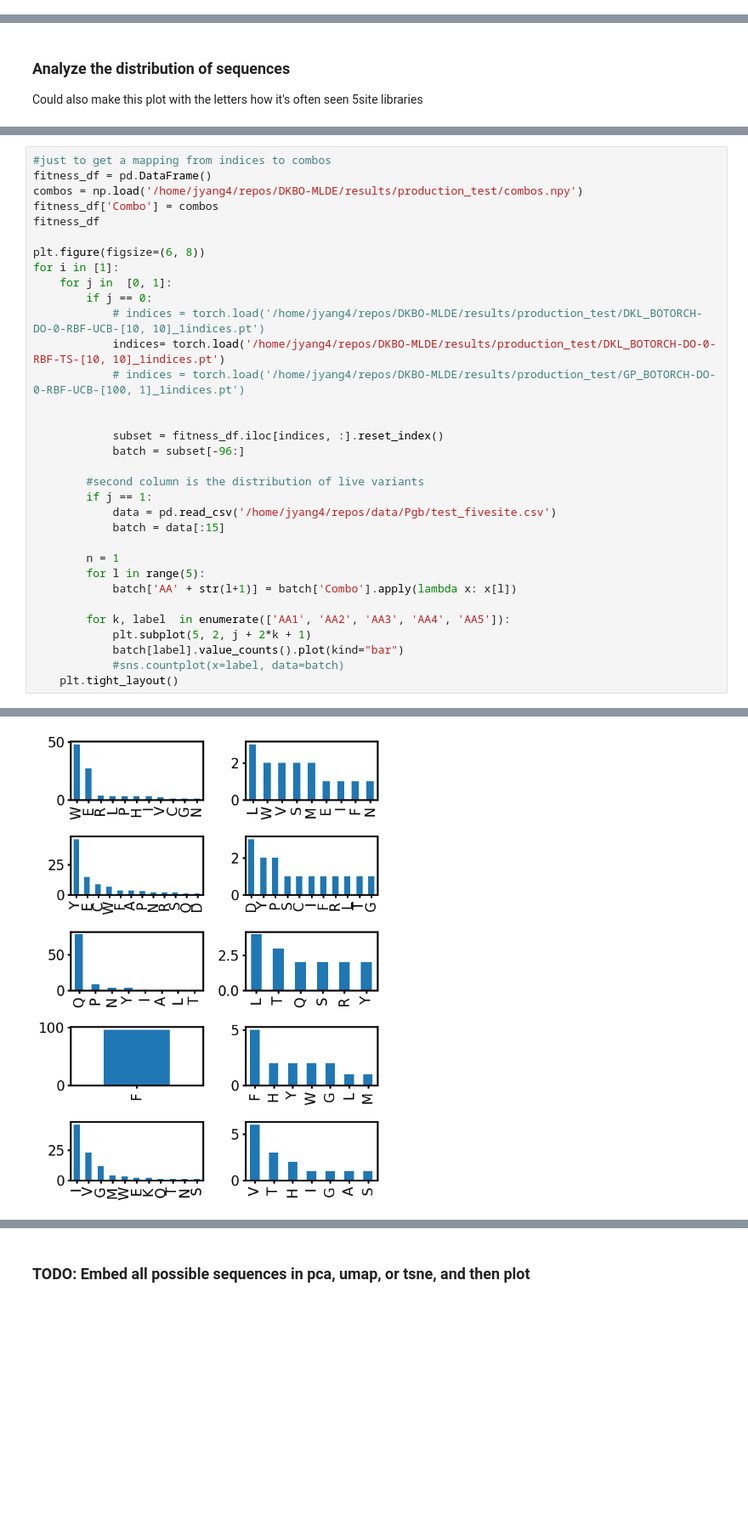
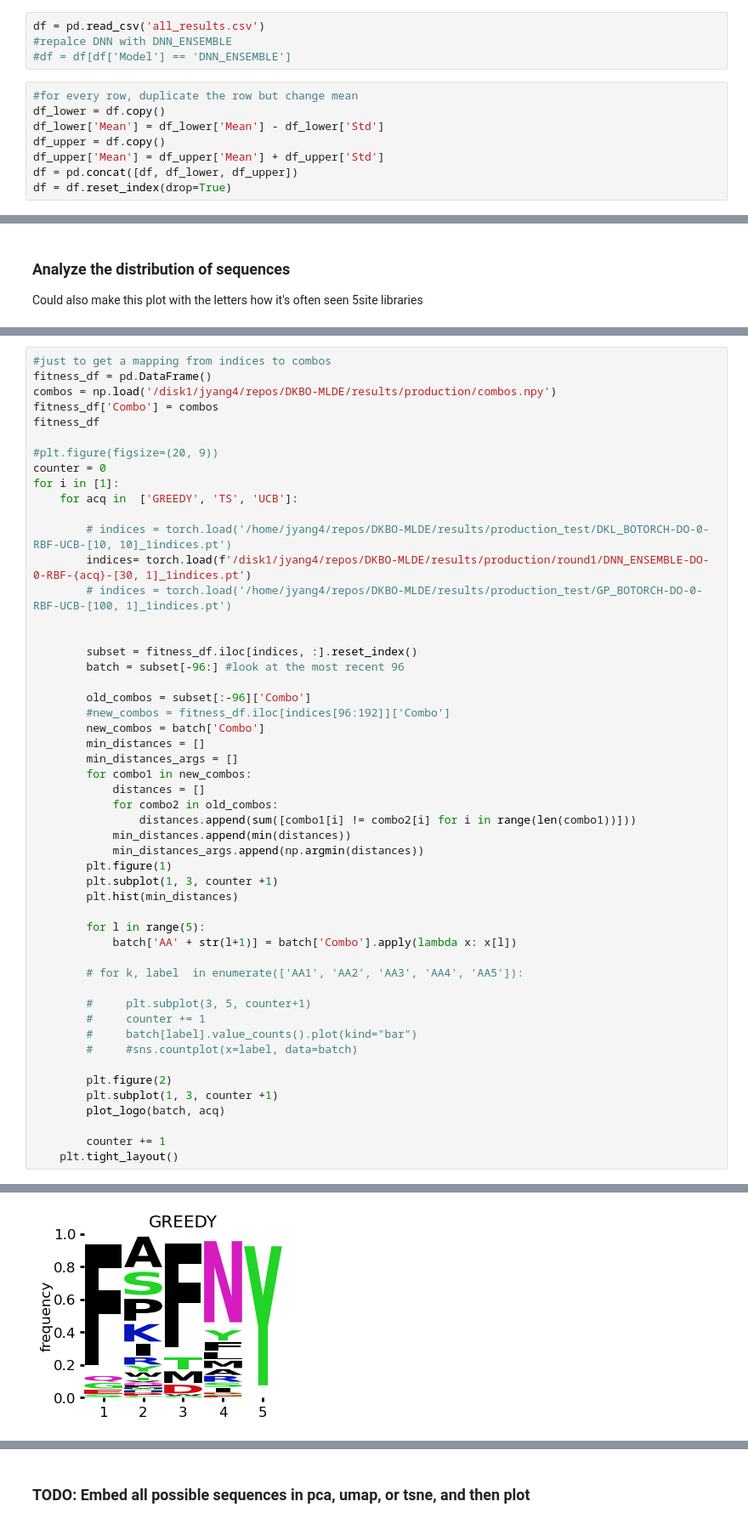
Before and after one commit to jsunn-y/ALDE, a Jupyter notebook: analysis.ipynb, the cells around one changed output, grey strips where cells are left out. Shown at 85% size. Drawn from its saved outputs; the diff is of its cells as text; blank space fills up the shorter version.

Commit message:
reworking production code

```diff
--- a/analysis.ipynb
+++ b/analysis.ipynb
@@ -29,0 +46,12 @@ ALL_AAS = ("A", "C", "D", "E", "F", "G", "H", "I", "K", "L", "M", "N", "P", "Q",
+# %%
+df = pd.read_csv('all_results.csv')
+#repalce DNN with DNN_ENSEMBLE
+#df = df[df['Model'] == 'DNN_ENSEMBLE']
+# %%
+#for every row, duplicate the row but change mean
+df_lower = df.copy()
+df_lower['Mean'] = df_lower['Mean'] - df_lower['Std']
+df_upper = df.copy()
+df_upper['Mean'] = df_upper['Mean'] + df_upper['Std']
+df = pd.concat([df, df_lower, df_upper])
+df = df.reset_index(drop=True)
@@ -40,35 +318,53 @@ Could also make this plot with the letters how it's often seen
 # %%
 #just to get a mapping from indices to combos
 fitness_df = pd.DataFrame()
-combos = np.load('/home/jyang4/repos/DKBO-MLDE/results/production_test/combos.npy')
+combos = np.load('/disk1/jyang4/repos/DKBO-MLDE/results/production/combos.npy')
 fitness_df['Combo'] = combos
 fitness_df
 
-plt.figure(figsize=(6, 8))
+#plt.figure(figsize=(20, 9))
+counter = 0
 for i in [1]:
-    for j in  [0, 1]:
-        if j == 0:
-            # indices = torch.load('/home/jyang4/repos/DKBO-MLDE/results/production_test/DKL_BOTORCH-DO-0-RBF-UCB-[10, 10]_1indices.pt')
-            indices= torch.load('/home/jyang4/repos/DKBO-MLDE/results/production_test/DKL_BOTORCH-DO-0-RBF-TS-[10, 10]_1indices.pt')
-            # indices = torch.load('/home/jyang4/repos/DKBO-MLDE/results/production_test/GP_BOTORCH-DO-0-RBF-UCB-[100, 1]_1indices.pt')
+    for acq in  ['GREEDY', 'TS', 'UCB']:
+
+        # indices = torch.load('/home/jyang4/repos/DKBO-MLDE/results/production_test/DKL_BOTORCH-DO-0-RBF-UCB-[10, 10]_1indices.pt')
+        indices= torch.load(f'/disk1/jyang4/repos/DKBO-MLDE/results/production/round1/DNN_ENSEMBLE-DO-0-RBF-{acq}-[30, 1]_1indices.pt')
+        # indices = torch.load('/home/jyang4/repos/DKBO-MLDE/results/production_test/GP_BOTORCH-DO-0-RBF-UCB-[100, 1]_1indices.pt')
 
 
-            subset = fitness_df.iloc[indices, :].reset_index()
-            batch = subset[-96:]
+        subset = fitness_df.iloc[indices, :].reset_index()
+        batch = subset[-96:] #look at the most recent 96
 
-        #second column is the distribution of live variants
-        if j == 1:
-            data = pd.read_csv('/home/jyang4/repos/data/Pgb/test_fivesite.csv')
-            batch = data[:15]
+        old_combos = subset[:-96]['Combo']
+        #new_combos = fitness_df.iloc[indices[96:192]]['Combo']
+        new_combos = batch['Combo']
+        min_distances = []
+        min_distances_args = []
+        for combo1 in new_combos:
+            distances = []
+            for combo2 in old_combos:
+                distances.append(sum([combo1[i] != combo2[i] for i in range(len(combo1))]))
+            min_distances.append(min(distances))
+            min_distances_args.append(np.argmin(distances))
+        plt.figure(1)
+        plt.subplot(1, 3, counter +1)
+        plt.hist(min_distances)
 
-        n = 1
         for l in range(5):
             batch['AA' + str(l+1)] = batch['Combo'].apply(lambda x: x[l])
 
-        for k, label  in enumerate(['AA1', 'AA2', 'AA3', 'AA4', 'AA5']):
-            plt.subplot(5, 2, j + 2*k + 1)
-            batch[label].value_counts().plot(kind="bar")
-            #sns.countplot(x=label, data=batch)
+        # for k, label  in enumerate(['AA1', 'AA2', 'AA3', 'AA4', 'AA5']):
+
+        #     plt.subplot(3, 5, counter+1)
+        #     counter += 1
+        #     batch[label].value_counts().plot(kind="bar")
+        #     #sns.countplot(x=label, data=batch)
+
+        plt.figure(2)
+        plt.subplot(1, 3, counter +1)
+        plot_logo(batch, acq)
+
+        counter += 1
     plt.tight_layout()
 # %% [output]
 A value is trying to be set on a copy of a slice from a DataFrame.
@@ -87,5 +383,5 @@ Try using .loc[row_indexer,col_indexer] = value instead
 Try using .loc[row_indexer,col_indexer] = value instead
 
 See the caveats in the documentation: https://pandas.pydata.org/pandas-docs/stable/user_guide/indexing.html#returning-a-view-versus-a-copy
   batch['AA' + str(l+1)] = batch['Combo'].apply(lambda x: x[l])
-[figure, old version]
+[figure, new version]
```
Also changed, not shown: parts of 19 cells of this notebook, 9 other files.
